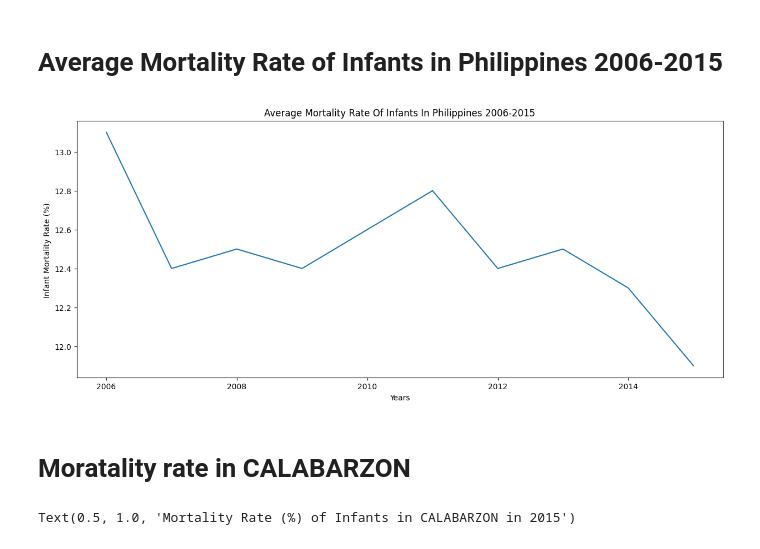
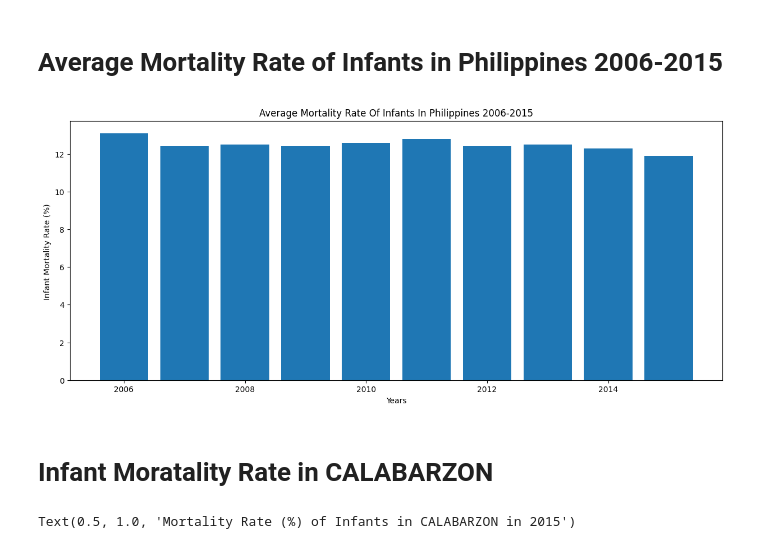
Before and after one commit to Glennarcega/IT-BA-3203-PROJECT, a Jupyter notebook: Social_Factor_of_death.ipynb, the cells around one changed output. Drawn from its saved outputs; the diff is of its cells as text; code cells hidden in the pictures.

```diff
--- a/Social_Factor_of_death.ipynb
+++ b/Social_Factor_of_death.ipynb
@@ -182,18 +182,18 @@ plt.show()
 # %%
 Year = data['Year']
 Mortality = data['PHILIPPINES']
 
 
 fig = plt.figure(figsize=(15,6))
-plt.plot(Year, Mortality)
+plt.bar(Year, Mortality)
 plt.xlabel('Years')
 plt.ylabel('Infant Mortality Rate (%) ')
 plt.title('Average Mortality Rate Of Infants In Philippines 2006-2015')
 plt.show()
 # %% [output]
-[figure, old version]
+[figure, new version]
 # %% [markdown]
-# **Moratality rate in CALABARZON**
+# **Infant Moratality Rate in CALABARZON**
 # %%
 categories = ['Batangas', 'Cavite', 'Laguna', 'Quezon', 'Rizal']
 rate = [14.1, 14.8, 13.4, 14.4, 13.6]
```
Also changed, not shown: parts of 5 cells of this notebook.
